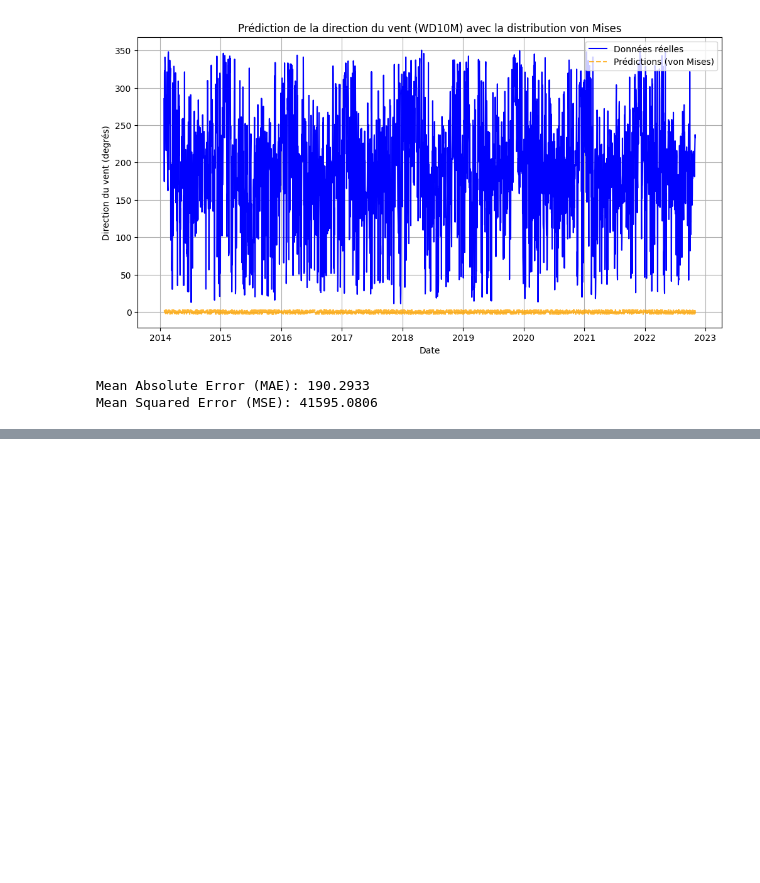
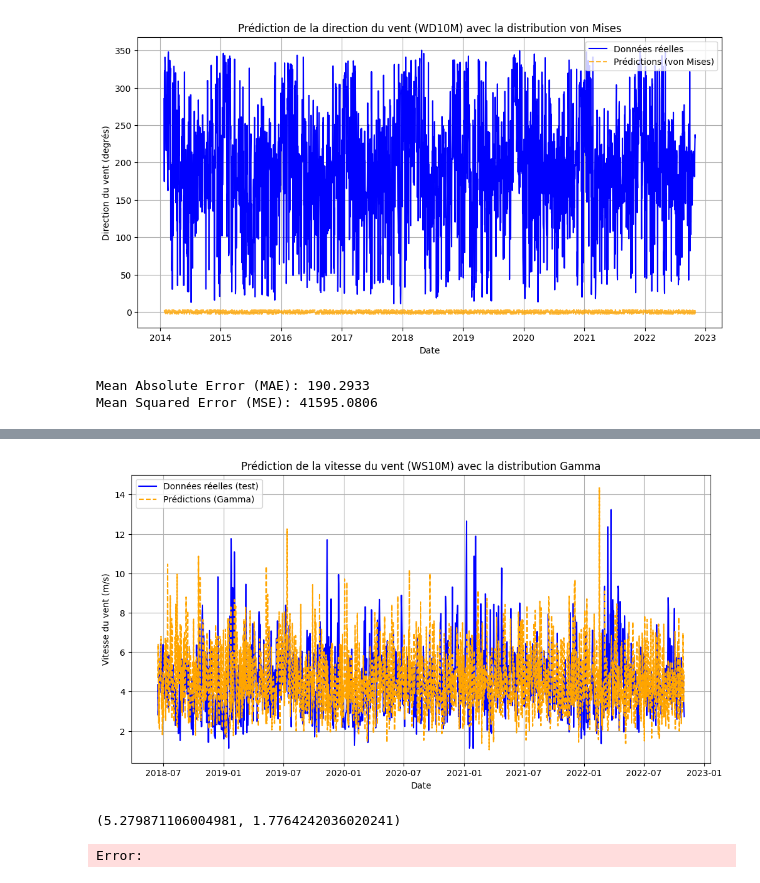
Before and after one commit to imayumi03/Wind_prediction, a Jupyter notebook: Statisticalmodels.ipynb, the cells around one changed output, grey strips where cells are left out. Saved outputs shown, nothing was run; the diff lists cells and outputs as text; code cells hidden in the pictures; blank space fills up the shorter version.

```diff
--- a/Statisticalmodels.ipynb
+++ b/Statisticalmodels.ipynb
@@ -369,0 +485,40 @@ Mean Squared Error (MSE): 41595.0806
+# %%
+import numpy as np
+import pandas as pd
+import matplotlib.pyplot as plt
+from scipy.stats import gamma
+from sklearn.metrics import mean_squared_error, mean_absolute_error
+
+
+
+# Diviser les données en ensembles d'entraînement (80%) et de test (20%)
+train_size = int(0.8 * len(data))
+train_data = data.iloc[:train_size]
+test_data = data.iloc[train_size:]
+
+# Ajuster une distribution Gamma aux données d'entraînement
+shape, loc, scale = gamma.fit(train_data['WS10M'], floc=0)
+
+# Prédire les valeurs pour les données de test
+predicted_test = gamma.rvs(shape, loc=loc, scale=scale, size=len(test_data))
+
+# Calculer les erreurs
+mse = mean_squared_error(test_data['WS10M'], predicted_test)
+mae = mean_absolute_error(test_data['WS10M'], predicted_test)
+
+# Tracer les données réelles et prédites
+plt.figure(figsize=(12, 6))
+plt.plot(test_data['DATE'], test_data['WS10M'], label='Données réelles (test)', color='blue')
+plt.plot(test_data['DATE'], predicted_test, label='Prédictions (Gamma)', color='orange', linestyle='--')
+plt.title('Prédiction de la vitesse du vent (WS10M) avec la distribution Gamma')
+plt.xlabel('Date')
+plt.ylabel('Vitesse du vent (m/s)')
+plt.legend()
+plt.grid()
+plt.show()
+
+mse, mae
+# %% [output]
+[figure, added]
+(5.279871106004981, 1.7764242036020241)
+Error:
```
Also changed, not shown: parts of 5 cells of this notebook.
